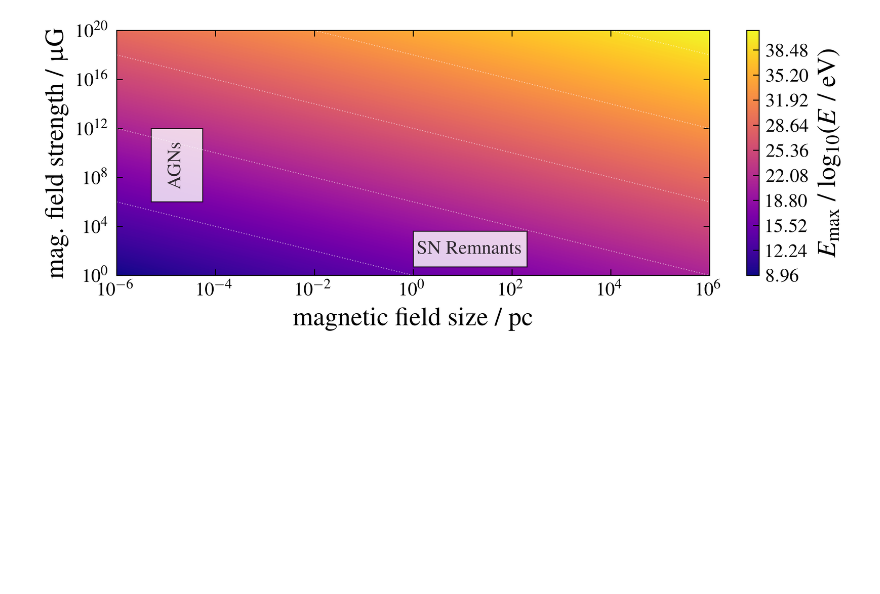
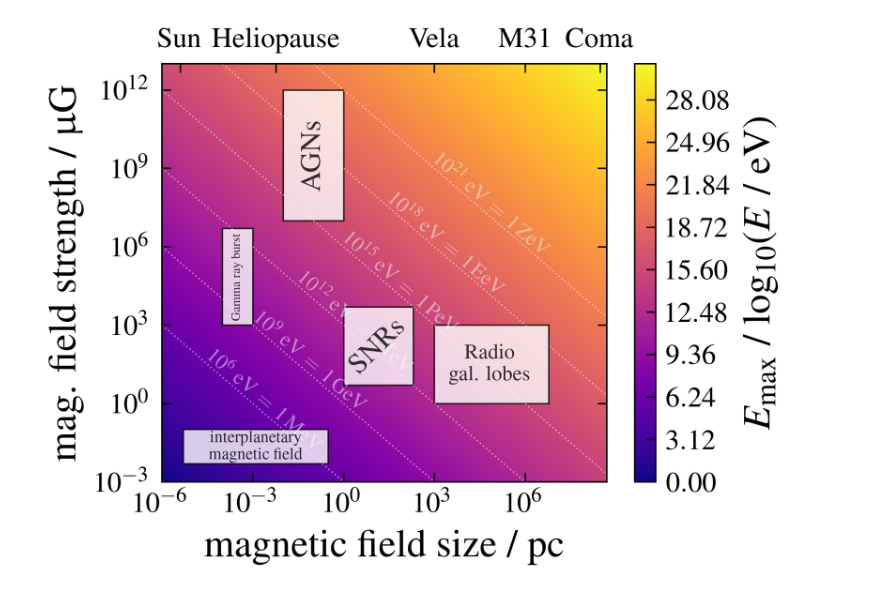
Before and after one commit to Quizznor/thesis-latex, a Jupyter notebook: scripts/plot_scripts/hillas_plot/hillas_plot.ipynb, the cells around one changed output. Saved outputs shown, nothing was run; the diff lists cells and outputs as text; code cells hidden in the pictures; blank space fills up the shorter version.

```diff
--- a/scripts/plot_scripts/hillas_plot/hillas_plot.ipynb
+++ b/scripts/plot_scripts/hillas_plot/hillas_plot.ipynb
@@ -25,13 +25,12 @@ set_plt_style("slim tex")
 # %%
 def fmt(tick):
     match tick:
-        # case  6: return r"$10^6\,\,\mathrm{eV}\,=\,1\,\mathrm{MeV}$"
-        # case 12: return r"$10^{12}\,\,\mathrm{eV}\,=\,1\,\mathrm{TeV}$"
-        # case 30: return r"$10^{30}\,\,\mathrm{eV}$"
-        # case 36: return r"$10^{36}\,\,\mathrm{eV}$"
+        case  6: return r"$10^{ 6}\,\,\mathrm{eV}\,=\,1\,\mathrm{MeV}$"
+        case  9: return r"$10^{ 9}\,\,\mathrm{eV}\,=\,1\,\mathrm{GeV}$"
+        case 12: return r"$10^{12}\,\,\mathrm{eV}\,=\,1\,\mathrm{TeV}$"
         case 15: return r"$10^{15}\,\,\mathrm{eV}\,=\,1\,\mathrm{PeV}$"
         case 18: return r"$10^{18}\,\,\mathrm{eV}\,=\,1\,\mathrm{EeV}$"
-        case 21: return r"$10^{21}\,\,\mathrm{eV}$" #\,=\,1\,\mathrm{ZeV}$"
+        case 21: return r"$10^{21}\,\,\mathrm{eV}\,=\,1\,\mathrm{ZeV}$"
         case 24: return r"$10^{24}\,\,\mathrm{eV}$" #\,=\,1\,\mathrm{YeV}$"
 
         case _ : return ""
@@ -43,10 +42,10 @@ def get_center(rectangle):
     dx = rectangle.get_width()
     dy = rectangle.get_height()
 
-    return np.sqrt(x*dx), np.sqrt(y*dy)
+    return np.array([np.sqrt(x*dx), np.sqrt(y*dy)])
 
-x_min, x_max = 1e-6, 1e6
-y_min, y_max = 1, 1e20
+x_min, x_max = 1e-6, 5e8
+y_min, y_max = 1e-3, 1e13
 
 ax = plt.gca()
 ax.set_xscale("log")
@@ -62,65 +61,63 @@ field_size = x = np.geomspace(x_min, x_max, 100)
 field_strength = y = np.geomspace(y_min, y_max, 100)
 
 xx, yy = np.meshgrid(x, y)
-z = np.log10(0.5 * (xx * yy) * q / beta) + 15
+z = np.log10(0.5 * (xx * yy) * q / beta) + 9
 
 contour = ax.contourf(x, y, z, levels = 500, cmap = "plasma", zorder = 0)
 bar = plt.colorbar(contour, ax = ax)
 bar.set_label("$E_\mathrm{max}$ / log$_{10}$($E$ / $\mathrm{eV}$)")
 
 # # context
-CS = plt.contour(xx, yy, z, levels=range(15, 45, 6), colors='w',
+CS = plt.contour(xx, yy, z, levels=range(6, 24, 3), colors='w',
                  alpha=0.5, linestyles=':', linewidths=0.5)
 
-coords = {
-    15: (200, 2e4),
-    1: (200e6, 2e10),
-}
+for i in range(6, 30, 3):
+    plt.text(0.08 * 10 ** ((i-15)/2),
+             35 * 10 ** ((i-15)/2),
+             fmt(i-6),
+             ha='center', va='center',
+             rotation=-41, fontsize=7,
+             c='w', alpha=0.5)
 
-# for i in range(15, 45, 3):
-#     plt.text(200 * 10 ** (i-15), 2e4 * 10 ** (i-15), fmt(i),
-#              ha='center', va='center',
-#              rotation=-14, fontsize=7,
-#              c='w', alpha=0.5)
-
-# ax_x = plt.gca().twiny()
-# ax_x.set_xscale("log")
-# ax_x.set_xlim(x_min, x_max)
-# _ = ax_x.set_xticks([10, 1e3, 1e6, 1e8, 3e10], ["Eridani", "Vela", "M31", "Coma", "CMB"])
-
-
-
-
+ax_x = plt.gca().twiny()
+ax_x.set_xscale("log")
+ax_x.set_xlim(x_min, x_max)
+_ = ax_x.set_xticks([4e-6, 0.586625e-2, 1e3, 1e6, 3e8], ["Sun", "Heliopause", "Vela", "M31", "Coma"])
 
 # plt.gca().clabel(CS, CS.levels, fmt=fmt, fontsize=10, inline=True, inline_spacing=-109)
 
-SNRs = ax.add_patch(Rectangle((1, 5), 199, 3995, fc = "w", color = "k", lw=0.5, alpha=0.8))     # SNRs
-_ = ax.annotate("SN Remnants", get_center(SNRs) , ha='center', va='center', alpha=0.8)
-AGNs = ax.add_patch(Rectangle((5e-6, 1e6), 5e-5, 1e12, fc = "w", color = "k", lw=0.5, alpha=0.8))  # AGNs
-_ = ax.annotate("AGNs", get_center(AGNs) , ha='center', va='center', alpha=0.8, rotation=90)
-
-
-
+SNRs = ax.add_patch(Rectangle((1, 5), 199, 4995, fc = "w", color = "k", lw=0.5, alpha=0.8))         # Supernova Remnants
+_ = ax.annotate("SNRs", get_center(SNRs) , ha='center', va='center', alpha=0.8, rotation=45)
+AGNs = ax.add_patch(Rectangle((1e-2, 1e7), 0.99, 1e12, fc = "w", color = "k", lw=0.5, alpha=0.8))   # Active galactic nuclei
+_ = ax.annotate("AGNs", get_center(AGNs) + np.array([3e-6, 0]) , ha='center', va='center', alpha=0.8, rotation=90)
+RGs = ax.add_patch(Rectangle((1e3, 1), 5.999e6, 0.999e3, fc = "w", color = "k", lw=0.5, alpha=0.8)) # Radio Galaxies
+_ = ax.annotate("Radio\ngal. lobes", get_center(RGs) - np.array([1e4, 0]), ha='center', va='center', alpha=0.8, fontsize=7)
+IMF = ax.add_patch(Rectangle((5e-6, 5e-3), 0.3066, 1e-1, fc = "w", color = "k", lw=0.5, alpha=0.8)) # Interplanetary Magnetic Field
+_ = ax.annotate("interplanetary\nmagnetic field", get_center(IMF), ha='center', va='center', alpha=0.8, fontsize=5.5)
+GRB = ax.add_patch(Rectangle((1e-4, 1e3), 0.9e-3, 4.999e6, fc = "w", color = "k", lw=0.5, alpha=0.8)) # Interplanetary Magnetic Field
+_ = ax.annotate("Gamma ray burst", get_center(GRB), ha='center', va='center', alpha=0.8, fontsize=4.2, rotation=90)
 
 # plt.scatter( 8.594, 8.3e4, s = 50, fc = "w", edgecolor = "k")                   # LHC
 # plt.gca().add_patch(Rectangle((8, 1e9-5), 10, 1e14, fc = "w", color = "k"))     # Pulsars
 # plt.gca().add_patch(Rectangle((3e18, 1e-5), 1e20, 1e-3, fc = "w", color = "k")) # RGs
 # plt.gca().add_patch(Rectangle((6e3, 8.2e4), 1e4, 1e9, fc = "w", color = "k"))   # White dwarf
 # plt.scatter( 1e3, 1e3, s = 800, fc = "w", edgecolor = "k")                      # Sunspots
 
 # plt.text(13, 2e5, "LHC", c = "w", weight = "bold")
 # plt.text(4e3, 1e2, "Sunspots", c = "w", weight = "bold")
 # plt.text(30, 1e12, "Pulsars", c = "w", weight = "bold")
 # plt.text(1.5e18, 5e-3, "  Radio\nGalaxies", c = "w", weight = "bold")
 # plt.text(2e4, 2e5, "White\nDwarfs", c = "w", weight = "bold")
 
 # plt.plot([10, 1e22], [1e15, 1e-6], c = "k", ls = "--")                          # GZK
 # plt.text(1e4, 1.5e7, r"GZK-Cutoff $\approx 10^{20}\;\mathrm{eV}$", rotation = -34, c = "k")
 # plt.plot([1, 1e19], [1e13, 1e-6], c = "k", ls = "--")                           # Proton knee
 # plt.text(1e4, 1e4, r"Proton knee $\approx 10^{16}\;\mathrm{eV}$", rotation = -34, c = "k")
 # plt.plot([1.0,1e6], [1.0, 1e-6], c = "lightgray", ls = "--")                    # Aurora
 # plt.text(3, 1e-6, r"Aurora Borealis $\approx 10^{3}\;\mathrm{eV}$", rotation = -34, c = "lightgray")
 # plt.plot([1e6, 1e23], [1e15, 1e-2], c = "whitesmoke", ls = "--")
 # plt.text(1e17, 2.7e-1, r"GUT-Scale $\approx 10^{25}\,\mathrm{eV}$", rotation = -34, c = "whitesmoke")
+
+plot.save(plt.gcf(), "hillas_plot")
 # %% [output]
-[figure, old version]
+[figure, new version]
```
Also changed, not shown: parts of 1 cell of this notebook, 10 other files.
